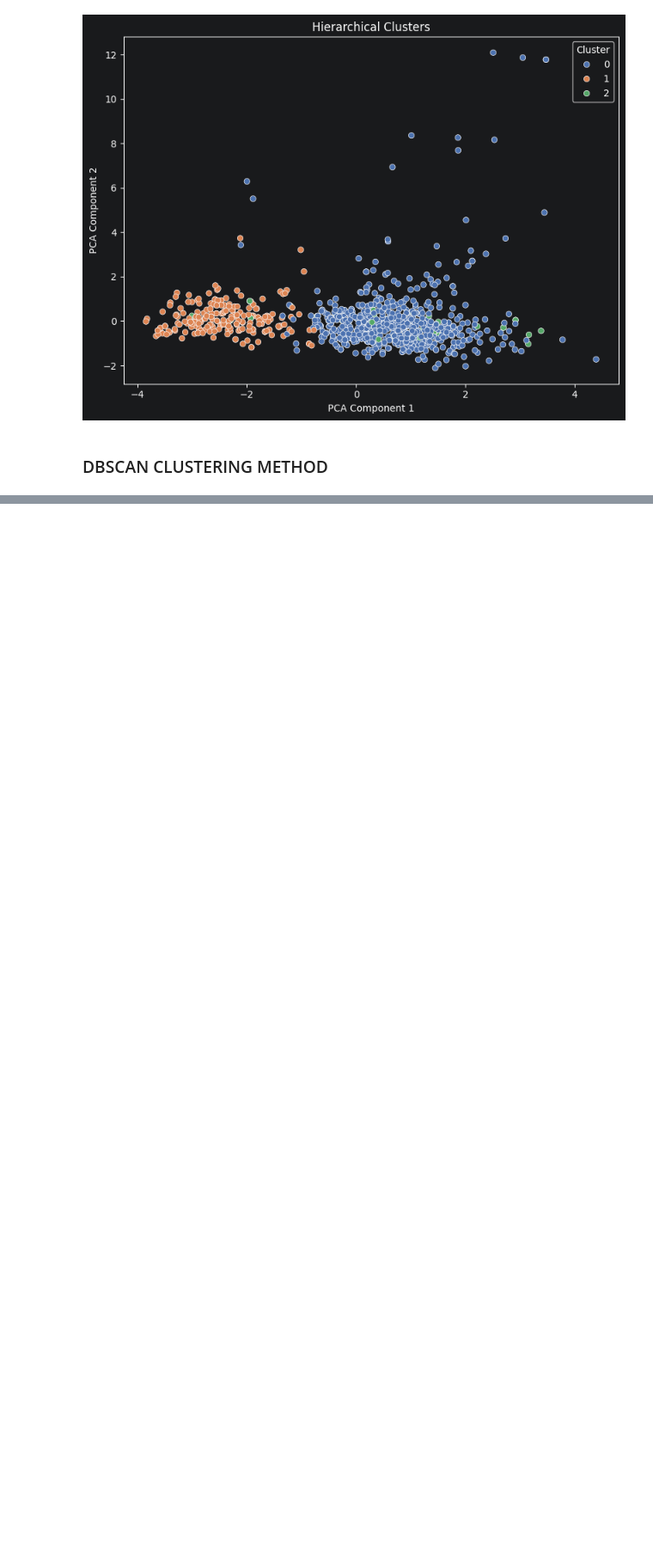
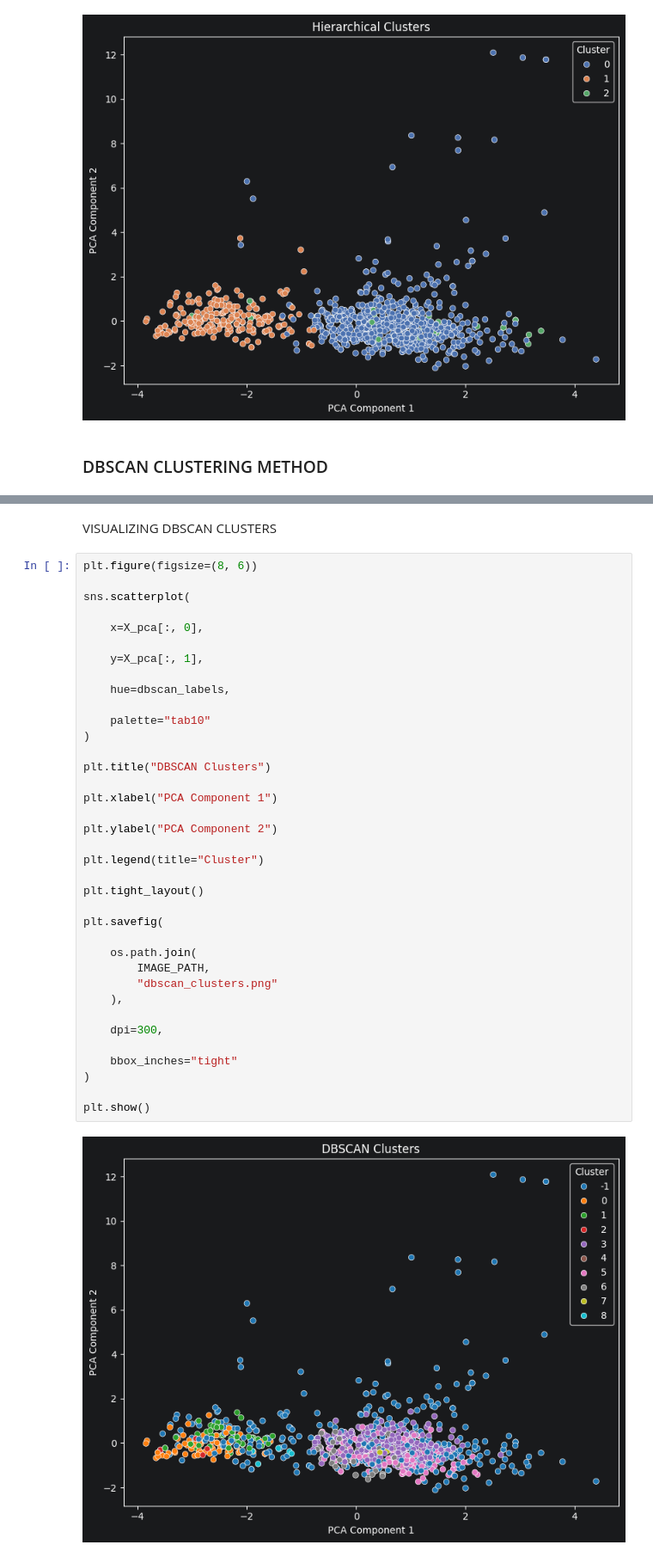
Before and after one commit to Raag-ops/LEAPFROG-ASSIGNMENT-1, a Jupyter notebook: clusteringBook.ipynb, the cells around one changed output, grey strips where cells are left out. Shown at 86% size. Cells and saved outputs as stored; diff of their text form; blank space fills up the shorter version.

Commit message:
Added dbscan clustering

```diff
--- a/clusteringBook.ipynb
+++ b/clusteringBook.ipynb
@@ -329,0 +333,41 @@ print(unique_clusters)
+# %% [markdown]
+VISUALIZING DBSCAN CLUSTERS
+# %%
+plt.figure(figsize=(8, 6))
+
+sns.scatterplot(
+
+    x=X_pca[:, 0],
+
+    y=X_pca[:, 1],
+
+    hue=dbscan_labels,
+
+    palette="tab10"
+)
+
+plt.title("DBSCAN Clusters")
+
+plt.xlabel("PCA Component 1")
+
+plt.ylabel("PCA Component 2")
+
+plt.legend(title="Cluster")
+
+plt.tight_layout()
+
+plt.savefig(
+
+    os.path.join(
+        IMAGE_PATH,
+        "dbscan_clusters.png"
+    ),
+
+    dpi=300,
+
+    bbox_inches="tight"
+)
+
+plt.show()
+# %% [output]
+[figure, added]
```
Also changed, not shown: parts of 1 cell of this notebook, 3 other files.
